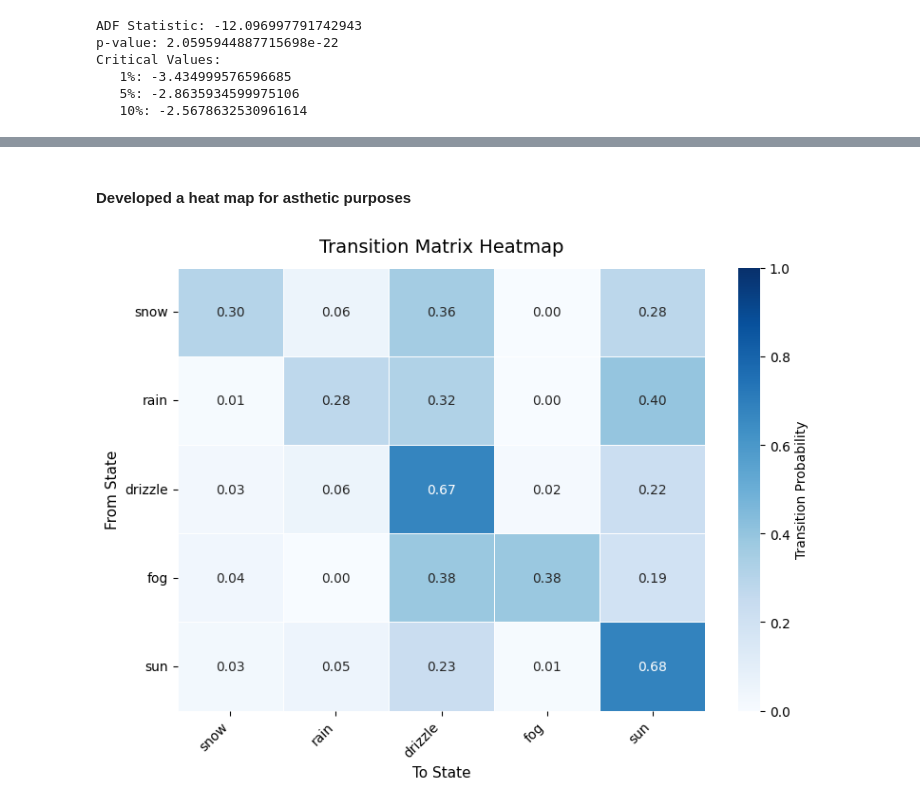
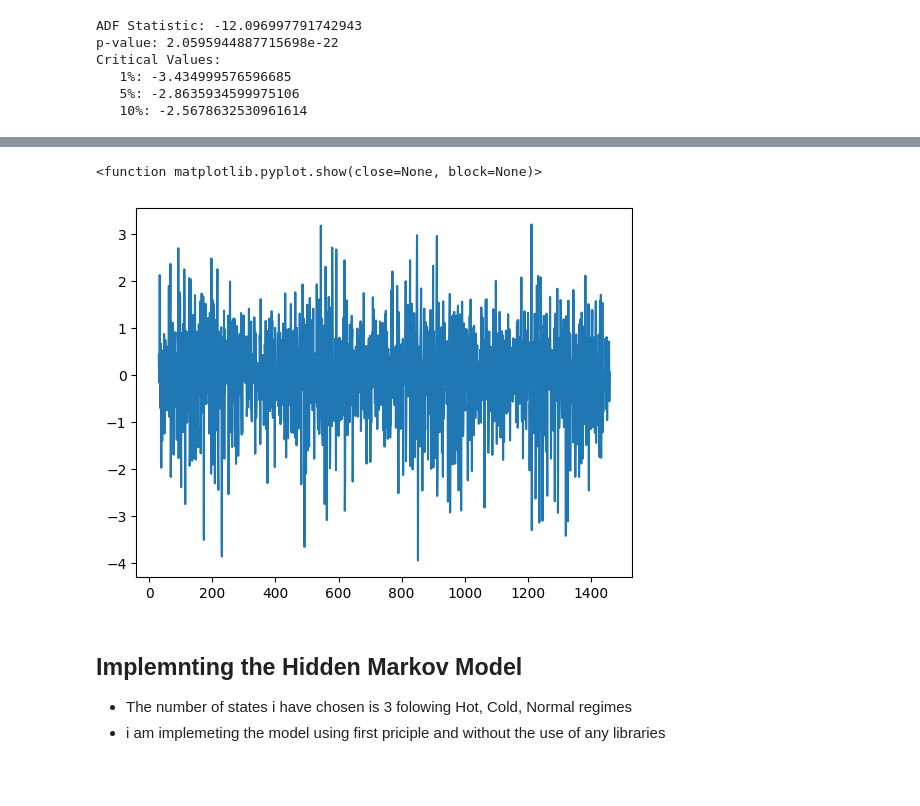
Before and after one commit to sanula05/HMM-For-Seattel-Weather-Forcasting, a Jupyter notebook: HMM.ipynb, the cells around one changed output, grey strips where cells are left out. Cells and saved outputs as stored; diff of their text form; code cells hidden in the pictures; blank space fills up the shorter version.

```diff
--- a/HMM.ipynb
+++ b/HMM.ipynb
@@ -164,30 +104,17 @@ print(GetTransitionProb(Weather))
-# %% [markdown]
-#### Developed a heat map for asthetic purposes
-# %%
-states = ['snow', 'rain', 'drizzle', 'fog', 'sun']
-plt.figure(figsize=(8, 6))
-matrix = GetTransitionProb(Weather)
-
-sns.heatmap(
-    matrix,
-    annot=True,           # show values in cells
-    fmt=".2f",            # 2 decimal places
-    cmap="Blues",         # color scheme
-    xticklabels=states,
-    yticklabels=states,
-    vmin=0, vmax=1,       # fix scale to [0, 1] for probabilities
-    linewidths=0.5,
-    linecolor="white",
-    cbar_kws={"label": "Transition Probability"}
-)
-
-plt.title("Transition Matrix Heatmap", fontsize=14, pad=12)
-plt.xlabel("To State", fontsize=11)
-plt.ylabel("From State", fontsize=11)
-plt.xticks(rotation=45, ha="right")
-plt.yticks(rotation=0)
-plt.tight_layout()
-plt.savefig("transition_heatmap.png", dpi=150)
-plt.show()
-# %% [output]
-[figure, removed]
+# %%
+SampleMean = np.mean(TempTransformed2)
+SampleVariance = np.std(TempTransformed2)
+
+StdTemp = (TempTransformed2-SampleMean)/SampleVariance
+StdTemp = StdTemp.dropna()
+
+plt.plot(StdTemp)
+plt.show
+# %% [output]
+<function matplotlib.pyplot.show(close=None, block=None)>
+[figure, added]
+# %% [markdown]
+## Implemnting the Hidden Markov Model
+
+- The number of states i have chosen is 3 folowing Hot, Cold, Normal regimes
+- i am implemeting the model using first priciple and without the use of any libraries
```
Also changed, not shown: parts of 5 cells of this notebook, 1 other file.
